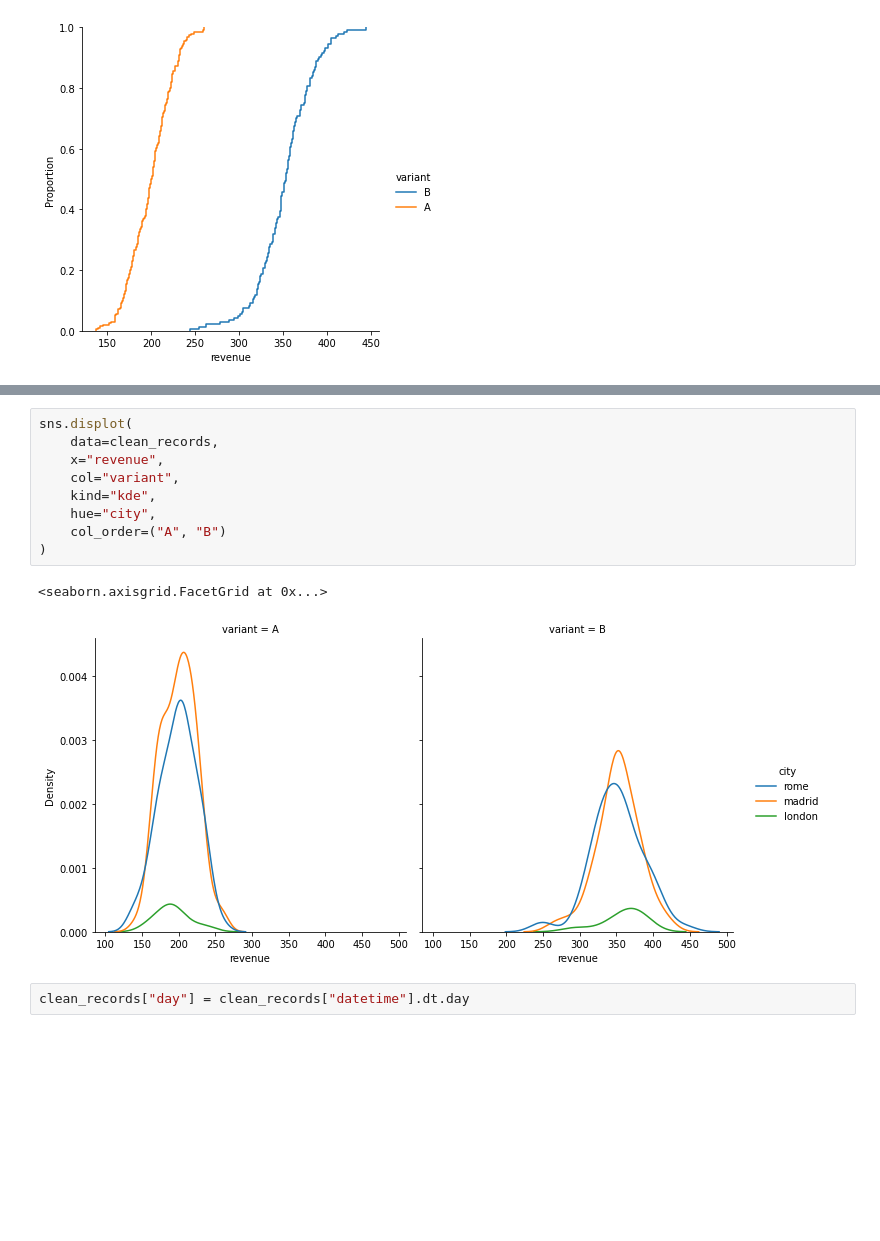
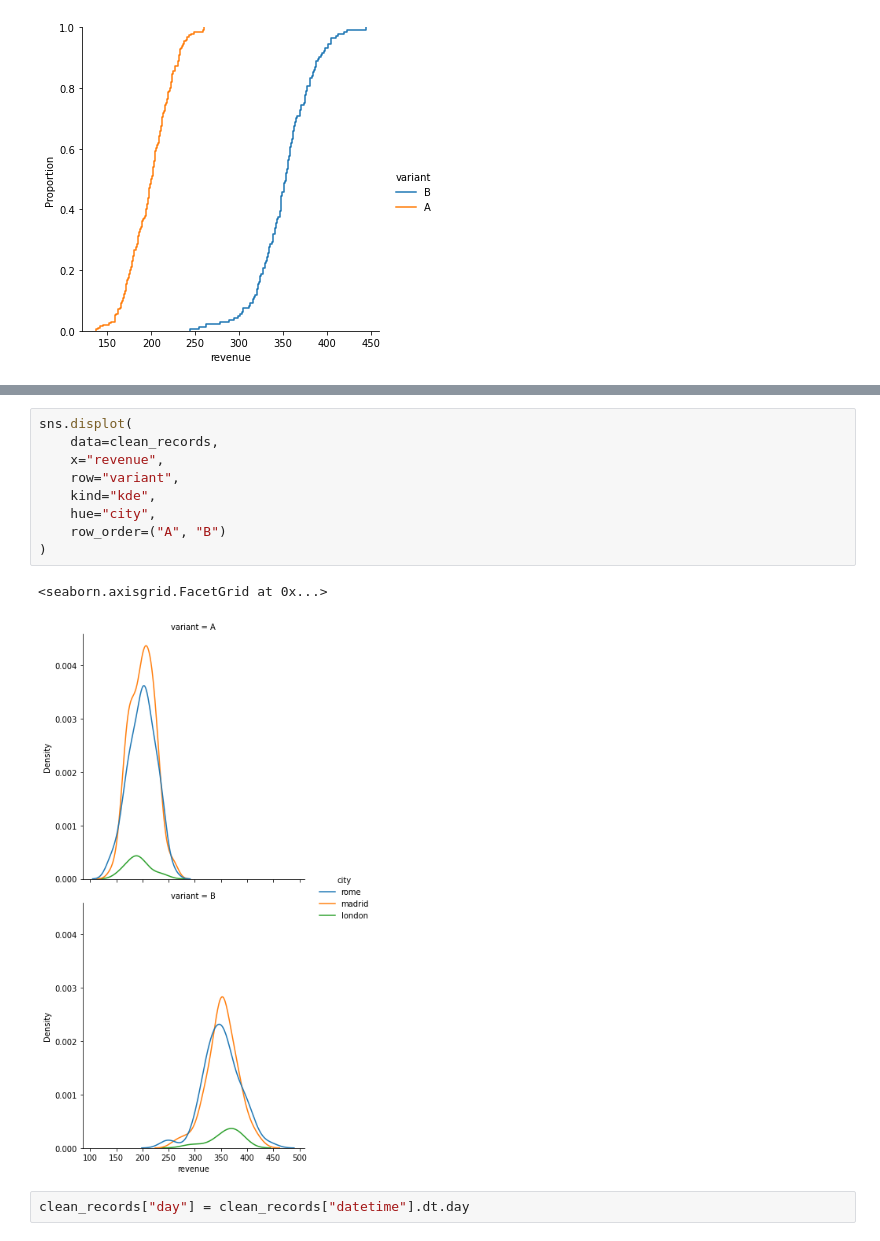
Before and after one commit to s-montes/data_science_exercise, a Jupyter notebook: notebooks/00-EDA.ipynb, the cells around one changed output, grey strips where cells are left out. Saved outputs shown, nothing was run; the diff lists cells and outputs as text; blank space fills up the shorter version.

```diff
--- a/notebooks/00-EDA.ipynb
+++ b/notebooks/00-EDA.ipynb
@@ -119,15 +141,15 @@ sns.displot(
 # %%
 sns.displot(
     data=clean_records,
     x="revenue",
-    col="variant",
+    row="variant",
     kind="kde",
     hue="city",
-    col_order=("A", "B")
+    row_order=("A", "B")
 )
 # %% [output]
 <seaborn.axisgrid.FacetGrid at 0x...>
-[figure, old version]
+[figure, new version]
 # %%
 clean_records["day"] = clean_records["datetime"].dt.day
 # %%
```
Also changed, not shown: parts of 3 cells of this notebook, 18 other files.
